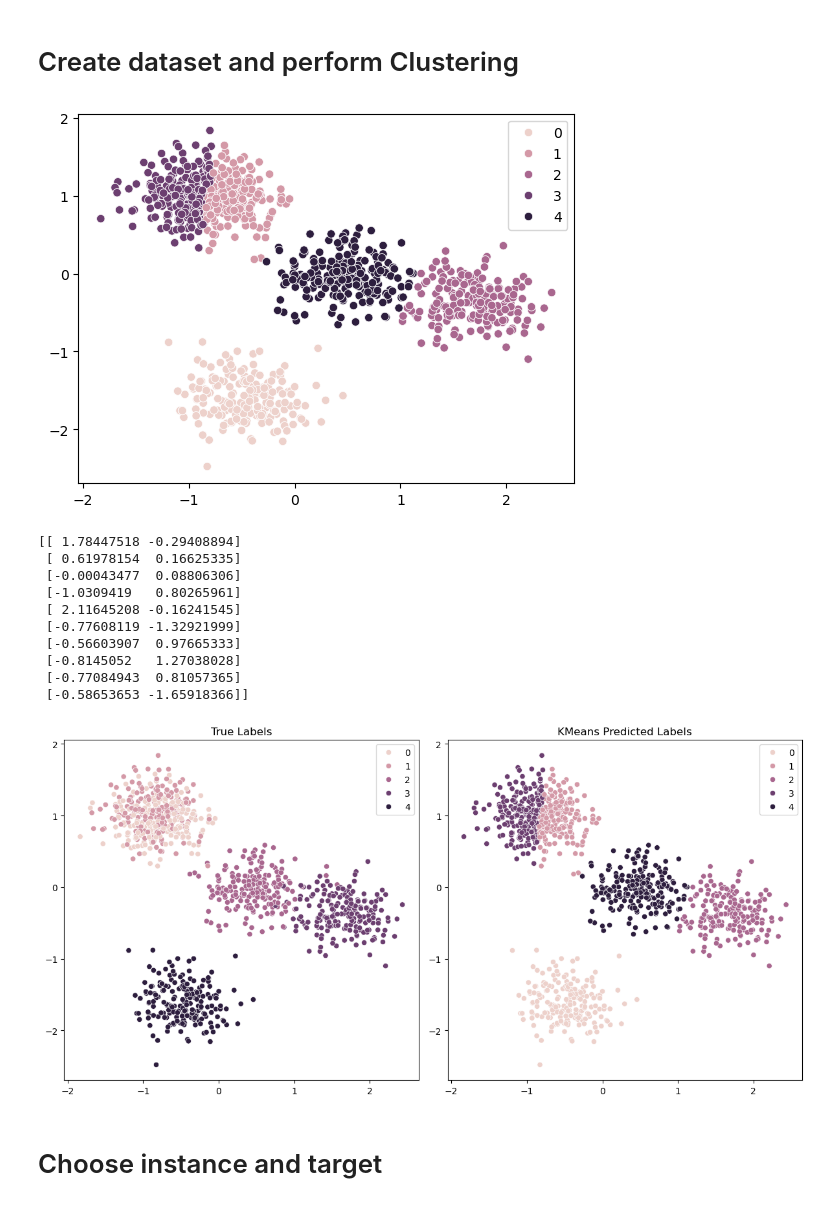
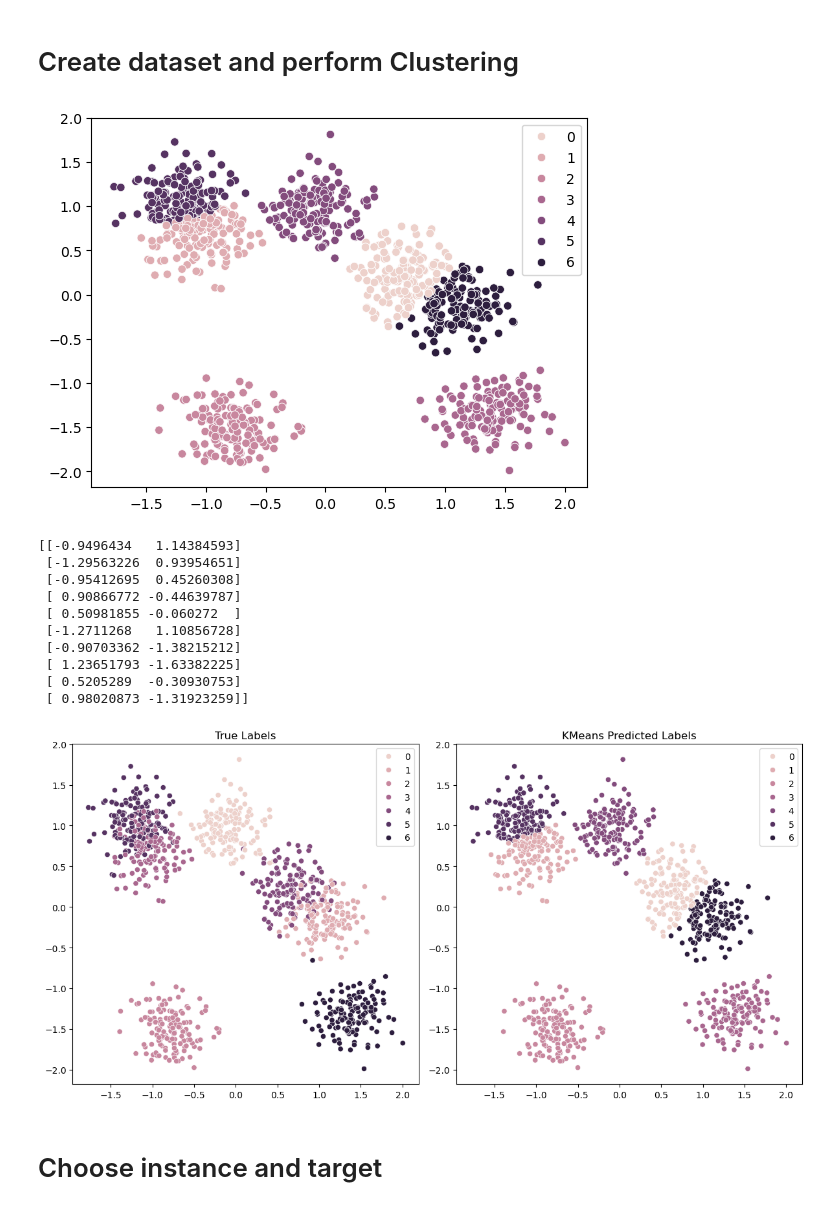
Before and after one commit to jepp3183/Thesis2025, a Jupyter notebook: code/threshold_tree_testing.ipynb, the cells around one changed output. Cells and saved outputs as stored; diff of their text form; code cells hidden in the pictures.

```diff
--- a/code/threshold_tree_testing.ipynb
+++ b/code/threshold_tree_testing.ipynb
@@ -27,11 +30,13 @@ np.set_printoptions(suppress=True)
 # %%
 dims = 2
 n = 1000
-k = 5
-min_impurity_decrease = 0.1 # minimum impurity decrease to split for DTC
+# seed = 5
+# k = 5
+seed = 42
+k = 7
+min_impurity_decrease = 0.01 # minimum impurity decrease to split for DTC
 threshold_change = 0.01 # amount that will be changed to either side of the threshold
 robustness_factor = 0.3 # DTC robustness post processing factor
-seed = 5
 
 X, _y = make_blobs(centers=k, cluster_std=1.4, n_features=dims, n_samples=n, random_state=seed)
 # data = load_iris()
@@ -54,45 +59,45 @@ if dims > 2:
     pca = PCA(n_components=2)
     embed_X = pca.fit_transform(X)
     sns.scatterplot(x=embed_X[:, 0], y=embed_X[:, 1], hue=y, legend='full')
 else:
     sns.scatterplot(x=X[:, 0], y=X[:, 1], hue=y, legend='full')
 plt.show()
 
 print(X[:10])
 
 fig, axes = plt.subplots(1, 2, figsize=(12, 6))
 
 # Plot with true labels
 if dims > 2:
     sns.scatterplot(ax=axes[0], x=embed_X[:, 0], y=embed_X[:, 1], hue=_y, legend='full')
     axes[0].set_title("True Labels")
 else:
     sns.scatterplot(ax=axes[0], x=X[:, 0], y=X[:, 1], hue=_y, legend='full')
     axes[0].set_title("True Labels")
 
 # Plot with KMeans labels
 if dims > 2:
     sns.scatterplot(ax=axes[1], x=embed_X[:, 0], y=embed_X[:, 1], hue=y, legend='full')
     axes[1].set_title("KMeans Predicted Labels")
 else:
     sns.scatterplot(ax=axes[1], x=X[:, 0], y=X[:, 1], hue=y, legend='full')
     axes[1].set_title("KMeans Predicted Labels")
 
 plt.tight_layout()
 plt.show()
 # %% [output]
-[figure, old version]
+[figure, new version]
-[[ 1.78447518 -0.29408894]
- [ 0.61978154  0.16625335]
- [-0.00043477  0.08806306]
- [-1.0309419   0.80265961]
- [ 2.11645208 -0.16241545]
- [-0.77608119 -1.32921999]
- [-0.56603907  0.97665333]
- [-0.8145052   1.27038028]
- [-0.77084943  0.81057365]
- [-0.58653653 -1.65918366]]
+[[-0.9496434   1.14384593]
+ [-1.29563226  0.93954651]
+ [-0.95412695  0.45260308]
+ [ 0.90866772 -0.44639787]
+ [ 0.50981855 -0.060272  ]
+ [-1.2711268   1.10856728]
+ [-0.90703362 -1.38215212]
+ [ 1.23651793 -1.63382225]
+ [ 0.5205289  -0.30930753]
+ [ 0.98020873 -1.31923259]]
-[figure, old version]
+[figure, new version]
 # %% [markdown]
 # Choose instance and target
 # %%
```
Also changed, not shown: parts of 7 cells of this notebook, 1 other file.
